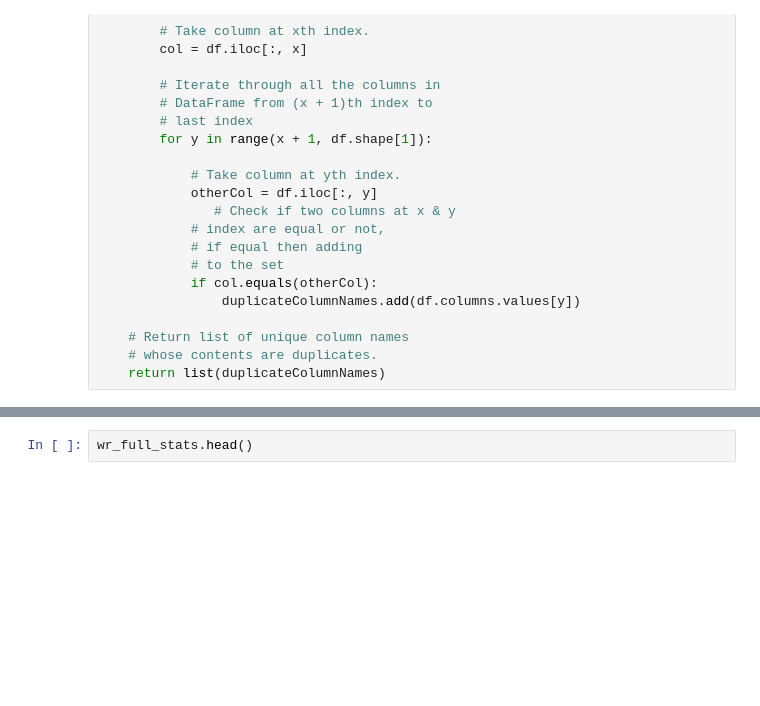
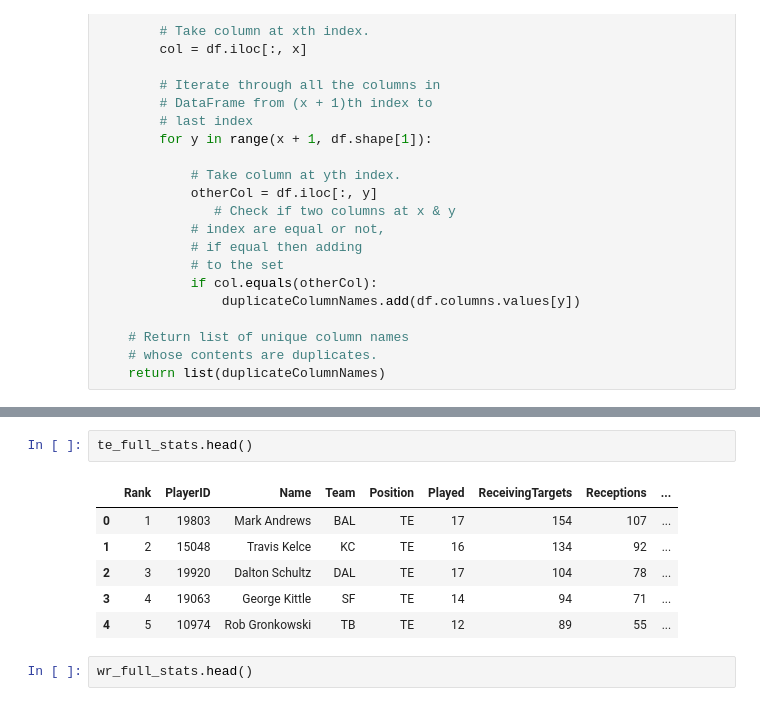
Before and after one commit to rickystuart1/Fantasy-Football-Predictions, a Jupyter notebook: database/database_merging_cleanup_final.ipynb, the cells around one changed output, grey strips where cells are left out. Saved outputs shown, nothing was run; the diff lists cells and outputs as text; blank space fills up the shorter version.

```diff
--- a/database/database_merging_cleanup_final.ipynb
+++ b/database/database_merging_cleanup_final.ipynb
@@ -489,3 +516,12 @@ qb_dups = ["PassingCompletionPercentage"]
+# %%
+te_full_stats.head()
+# %% [output]
+|  | Rank | PlayerID | Name | Team | Position | Played | ReceivingTargets | Receptions | ... |
+| 0 | 1 | 19803 | Mark Andrews | BAL | TE | 17 | 154 | 107 | ... |
+| 1 | 2 | 15048 | Travis Kelce | KC | TE | 16 | 134 | 92 | ... |
+| 2 | 3 | 19920 | Dalton Schultz | DAL | TE | 17 | 104 | 78 | ... |
+| 3 | 4 | 19063 | George Kittle | SF | TE | 14 | 94 | 71 | ... |
+| 4 | 5 | 10974 | Rob Gronkowski | TB | TE | 12 | 89 | 55 | ... |
 # %%
 wr_full_stats.head()
 # %% [output]
```
Also changed, not shown: parts of 65 cells of this notebook, 3 other files.
